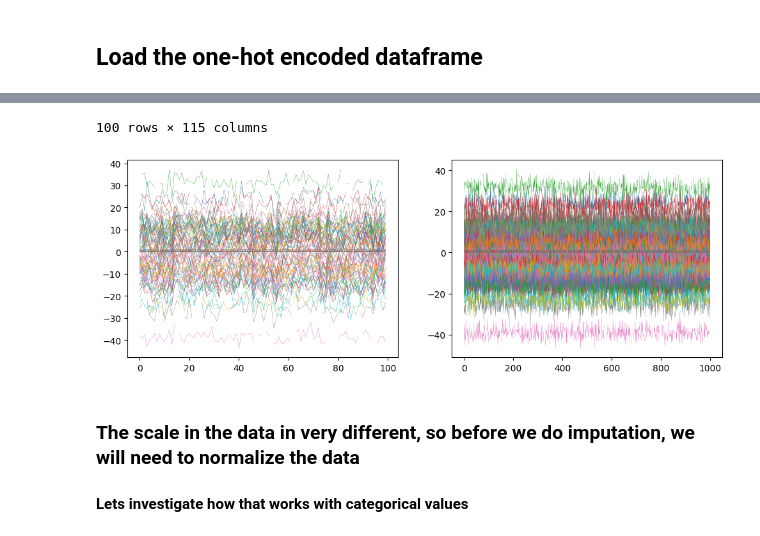
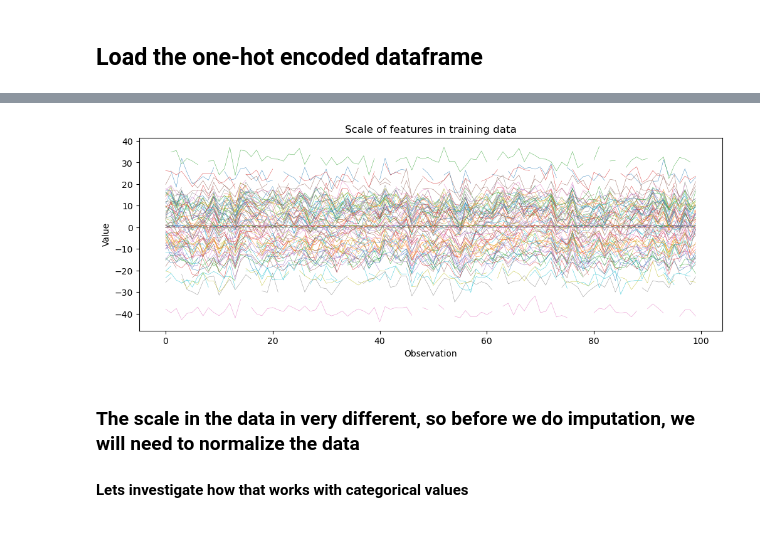
Before and after one commit to andrespat01/CompDataAnalysis, a Jupyter notebook: Case 1/Andreas kode/Explore_data.ipynb, the cells around one changed output, grey strips where cells are left out. Drawn from its saved outputs; the diff is of its cells as text; code cells hidden in the pictures.

```diff
--- a/Case 1/Andreas kode/Explore_data.ipynb
+++ b/Case 1/Andreas kode/Explore_data.ipynb
@@ -105,16 +105,17 @@ X_new = X_new.drop(nan_cols, axis = 1)
 # %% [markdown]
 ## Load the one-hot encoded dataframe
 # %%
-X = pd.read_csv('case1Data_one_hot.csv')
-X_new = pd.read_csv('case1Data_Xnew_one_hot.csv')
+X = pd.read_csv('../Jonatans kode/case1Data_one_hot.csv')
+#X_new = pd.read_csv('case1Data_Xnew_one_hot.csv')
 
 
 #Plot to see the scale of the data and check for outliers
-fig, ax = plt.subplots(1, 2, figsize=(12, 4))
+fig, ax = plt.subplots(figsize=(12, 4))
 for att in range(X.shape[1]):
 #plot imputed values
-    ax[0].plot(X.iloc[:,att], linewidth = 0.3)
-    ax[1].plot(X_new.iloc[:,att], linewidth = 0.3)
-
-X
+    ax.plot(X.iloc[:,att], linewidth = 0.3)
+    ax.set_xlabel('Observation')
+    ax.set_ylabel('Value')
+    ax.set_title('Scale of features in training data')
+    #ax[1].plot(X_new.iloc[:,att], linewidth = 0.3)
 # %% [output]
@@ -133,5 +122,4 @@ X
-100 rows × 115 columns
-[figure, old version]
+[figure, new version]
 # %% [markdown]
 ### The scale in the data in very different, so before we do imputation, we will need to normalize the data
 
```
Also changed, not shown: parts of 6 cells of this notebook.
